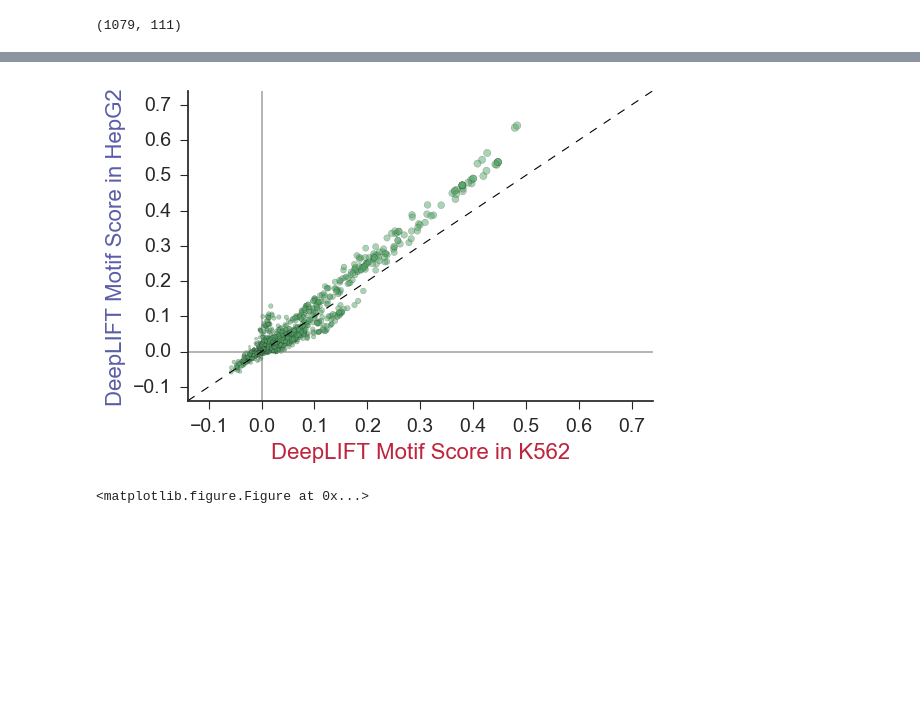
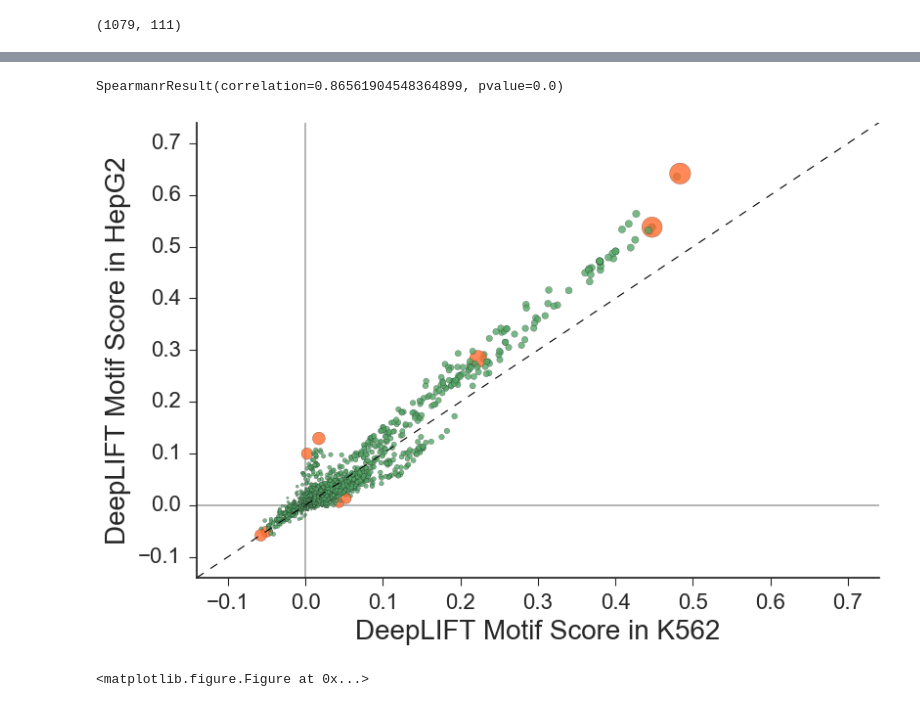
Before and after one commit to kundajelab/mpra, a Jupyter notebook: deeplearn/scripts/Sharpr DeepLIFT Scoring Validation.ipynb, the cells around one changed output, grey strips where cells are left out. Saved outputs shown, nothing was run; the diff lists cells and outputs as text; code cells hidden in the pictures; blank space fills up the shorter version.

```diff
--- a/deeplearn/scripts/Sharpr DeepLIFT Scoring Validation.ipynb
+++ b/deeplearn/scripts/Sharpr DeepLIFT Scoring Validation.ipynb
@@ -401,6 +401,7 @@ context_len = 50
 offset = 6
 context_len -= offset/2
 for (i, context_scores) in enumerate(context_scores_by_motif):
+#     print context_scores.shape
     length = context_scores.shape[1]
     ax = sns.tsplot(context_scores[:, (length/2 - context_len + offset/2):(length/2 + context_len + offset/2)],
 #                     time = np.arange(-1*length/2, length/2),
@@ -408,7 +409,7 @@ for (i, context_scores) in enumerate(context_scores_by_motif):
                     value = 'Average DeepLIFT Score',
                     condition =  task_names[conditions[i][0]],
                     color = colors[i],
-                    ci = 99,
+                    ci = 95,
 #                     ci = 'sd',
                     n_boot = 1000,
                     err_style = 'ci_band',
@@ -424,11 +425,13 @@ ax.text(0.17, 0.96, conditions[0][1],
         ha = 'center', va = 'center',
         transform = ax.transAxes)
 plt.xticks([-40, -20, 0, 20, 40])
+# plt.yticks(np.arange(-0.02, 0.011, 0.005))
 plt.axvline(0, zorder = -5, color = '#B3B3B3')
 plt.axhline(0, zorder = -5, color = '#B3B3B3')
 plt.xlabel('Genomic Position Relative to Motif Summit')
 sns.despine(offset=0);
 ax.yaxis.labelpad=10
+plt.tight_layout()
 plt.savefig('../model_files/sharpr_znormed_jul23/interpretation/motifscore_arrowplots/' +
             '%s_tasks%s.png' % (conditions[0][1], 'and'.join([str(i) for i in task_idxs])),
             dpi=300)
@@ -486,5 +488,8 @@ REST_known4
 # %%
 from plot_functions import jointplot, regplot
+from scipy.stats import spearmanr
+
+plt.figure(figsize=(9,6),dpi=300)
 
 sns.set(context='paper',
         style='ticks',
@@ -492,42 +497,63 @@ sns.set(context='paper',
         font_scale=2,
         color_codes="dark",
         )
 
+# show_idxs = np.random.choice(selected_idxs, 5, replace=False)
+show_idxs = freeze_idxs
+# colorlist = ['#ff5913' if idx in show_idxs else 'g' for idx in range(len(motif_scores_set1))]
+colorlist = ['#FF6C2F' if idx in show_idxs else 'g' for idx in range(len(motif_scores_set1))]
+sizelist = 2*np.sqrt(200.0*np.abs(motif_scores_set1 + motif_scores_set2))
+for idx in show_idxs:
+    sizelist[idx] *= 8
+
+print spearmanr(motif_scores_set1, motif_scores_set2)
+
 ax = sns.regplot(x = motif_scores_set1, y = motif_scores_set2,
             fit_reg = False,
             scatter_kws = {
-                           's': 2*np.sqrt(200.0*np.abs(motif_scores_set1 + motif_scores_set2)),
-                           'alpha' : 0.5,
+#                            's': 2*np.sqrt(200.0*np.abs(motif_scores_set1 + motif_scores_set2)),
+                           's': sizelist,
+                           'alpha' : 0.8,
 #                            'color': '#ff7913', # orange
 #                            'color': '#88b04b', # greenery
-                           'color': 'g', # greenery
+#                            'color': 'g', # greenery
+                           'color': colorlist,
                            'edgecolor': 'k',
                            'linewidth': 0.2
 #                            'edgecolors': len(motif_scores_set1)*['k']
                           }
            )
 
 axlim = [-0.14, 0.74]
 ax.set_xlim(axlim)
 ax.set_ylim(axlim)
 ax.plot(axlim, axlim, linestyle='--', color='black', linewidth = 0.8)
 
 plt.axvline(0, zorder = -5, color = '#B3B3B3')
 plt.axhline(0, zorder = -5, color = '#B3B3B3')
 
-ax.tick_params(axis='both', which='major', labelsize=14)
-ax.tick_params(axis='both', which='minor', labelsize=14)
+ax.tick_params(axis='both', which='major', labelsize=16)
+ax.tick_params(axis='both', which='minor', labelsize=16)
 
-ax.set_xlabel('DeepLIFT Motif Score in K562', fontsize = 16, color = '#BC243C')
-ax.set_ylabel('DeepLIFT Motif Score in HepG2', fontsize = 16, color = '#5B5EA6')
+# for idx in show_idxs:
+#     ax.annotate(motif_names_list[idx], (motif_scores_set1[idx], motif_scores_set2[idx]), fontsize=12)
+
+# ax.annotate('origin', (0,0))
+
+# ax.set_xlabel('DeepLIFT Motif Score in K562', fontsize = 20, color = '#BC243C')
+# ax.set_ylabel('DeepLIFT Motif Score in HepG2', fontsize = 20, color = '#5B5EA6')
+ax.set_xlabel('DeepLIFT Motif Score in K562', fontsize = 20)
+ax.set_ylabel('DeepLIFT Motif Score in HepG2', fontsize = 20)
 
 sns.despine()
 
 plt.savefig('../model_files/sharpr_znormed_jul23/interpretation/motifscore_scatterplots/' +
-            'K562vsHepG2_scatterplot_scaledpoints.png')
+            'K562vsHepG2_scatterplot_scaledpoints_unlabeled_uncoloredaxlabels.png',
+            dpi=300)
 plt.show()
 # %% [output]
+SpearmanrResult(correlation=0.86561904548364899, pvalue=0.0)
-[figure, old version]
+[figure, new version]
 # %%
 jointplot(np.array(motif_scores_set1),
           np.array(motif_scores_set2),
```
Also changed, not shown: parts of 2 cells of this notebook, 10 other files.
